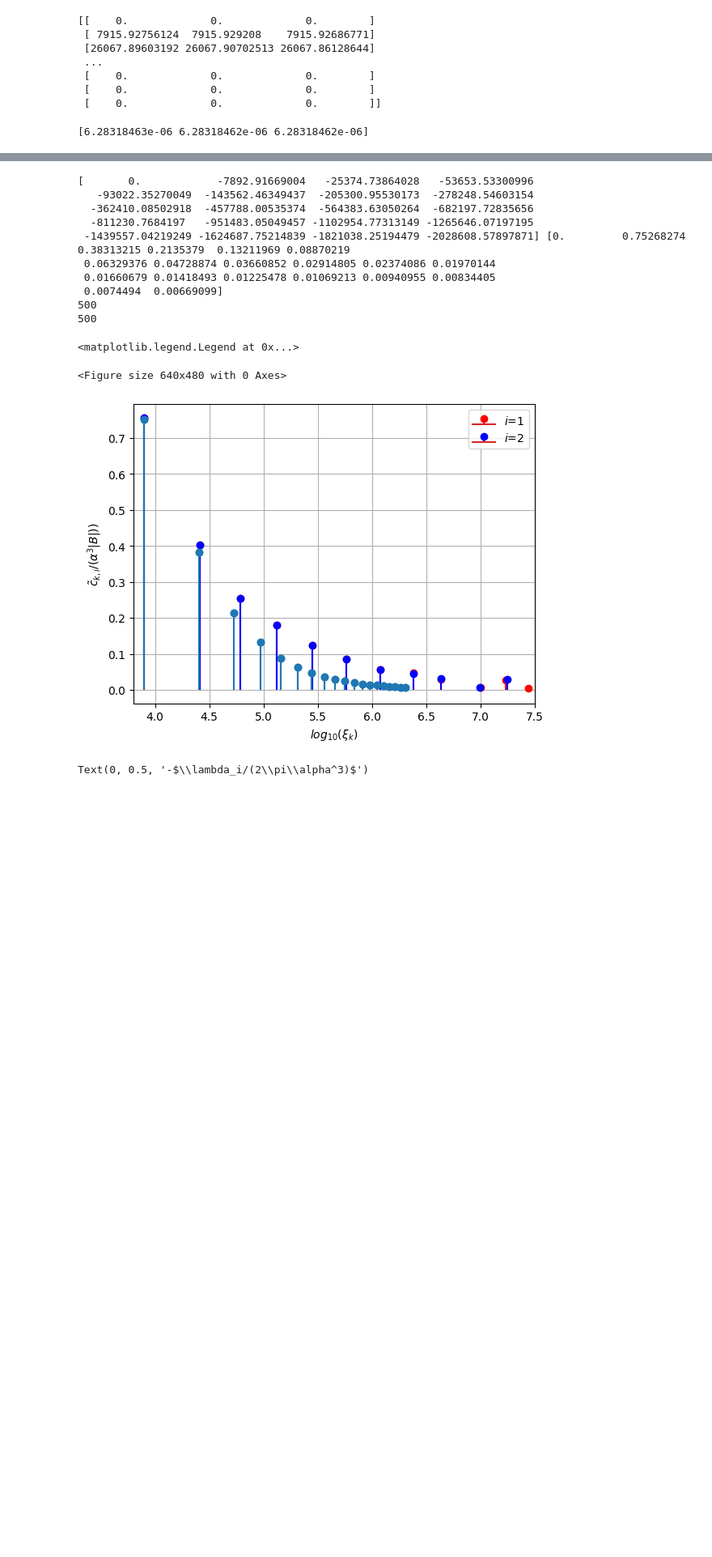
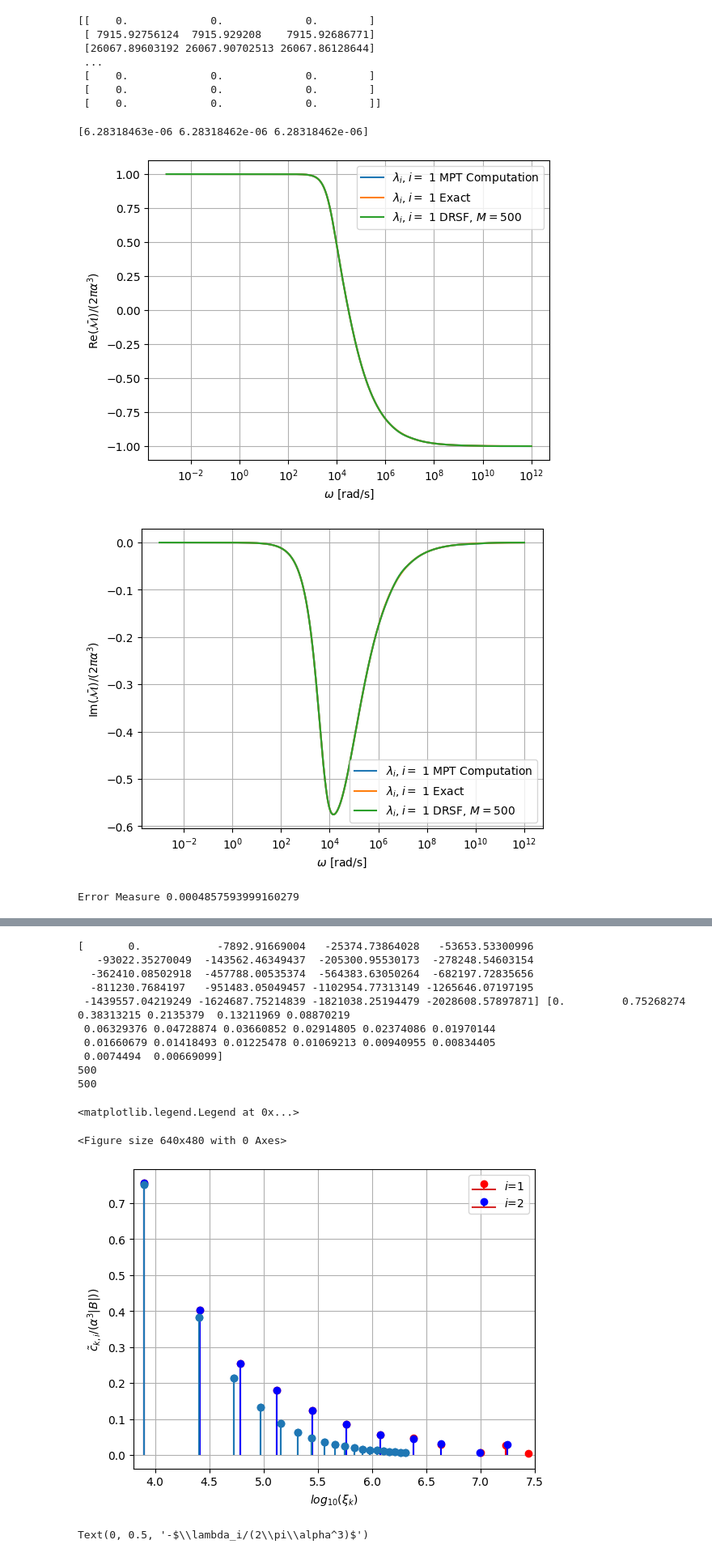
Before and after one commit to MPT-Calculator/MPT-Calculator, a Jupyter notebook: sphere_spectrum_results.ipynb, the cells around one changed output, grey strips where cells are left out. Shown at 81% size. Drawn from its saved outputs; the diff is of its cells as text; code cells hidden in the pictures; blank space fills up the shorter version.

```diff
--- a/sphere_spectrum_results.ipynb
+++ b/sphere_spectrum_results.ipynb
@@ -203,7 +203,7 @@ plt.figure(2)
 plt.legend()
 plt.grid()
 plt.xlabel(r"$\omega$ [rad/s]")
-plt.ylabel(r"-Im$(\bar{\cal M})/(2\pi \alpha^3)$")
+plt.ylabel(r"Im$(\bar{\cal M})/(2\pi \alpha^3)$")
 plt.savefig("my_plots/sphere_mpt/computed_imagmpt_M500.pdf")
 plt.show()
 
@@ -214,30 +214,33 @@ plt.figure(4)
 for i in range(1):
     plt.figure(3)
     plt.semilogx(Omega,np.real(Eigenvalues[:,i]-exactMPT)/np.abs(exactMPT),label=r"$\lambda_i, i=$ "+str(i+1)+" MPT Computation")
 
 
     plt.figure(4)
     plt.semilogx(Omega,-np.imag(Eigenvalues[:,i]-exactMPT)/np.abs(exactMPT),label=r"$\lambda_i, i=$ "+str(i+1)+" MPT Computation")
 
 print("Error Measure",np.linalg.norm(Eigenvalues[:,0]-exactMPT)/np.linalg.norm(exactMPT))
 
 plt.figure(5)
 plt.figure(6)
 Nomega=len(Omega)
 dexactMPT=np.zeros(Nomega-1,dtype=complex)
 dEigenvalues=np.zeros(Nomega-1,dtype=complex)
 for i in range(Nomega-1):
     dexactMPT[i]=(exactMPT[i+1]-exactMPT[i])/(Omega[i+1]-Omega[i])
     dEigenvalues[i]=(Eigenvalues[i+1,0]-Eigenvalues[i,0])/(Omega[i+1]-Omega[i])
 
 for i in range(1):
 
     plt.figure(5)
     plt.semilogx(Omega[0:-1],np.real(dexactMPT[:]-dEigenvalues[:])/scale,label=r"$\lambda_i, i=$ "+str(i+1)+" dMPT exact")
     #plt.semilogx(Omega[0:-1],np.real(dEigenvalues[:])/scale,label=r"$\lambda_i, i=$ "+str(i+1)+" dMPT Computation")
 
     plt.figure(6)
     plt.semilogx(Omega[0:-1],np.imag(dexactMPT[:]-dEigenvalues[:])/scale,label=r"$\lambda_i, i=$ "+str(i+1)+"dMPT exact")
     #plt.semilogx(Omega[0:-1],np.imag(dEigenvalues[:])/scale,label=r"$\lambda_i, i=$ "+str(i+1)+" dMPT Computation")
 # %% [output]
 [6.28318463e-06 6.28318462e-06 6.28318462e-06]
+[figure, added]
+[figure, added]
+Error Measure 0.0004857593999160279
```
Also changed, not shown: parts of 1 cell of this notebook, 8 other files.
